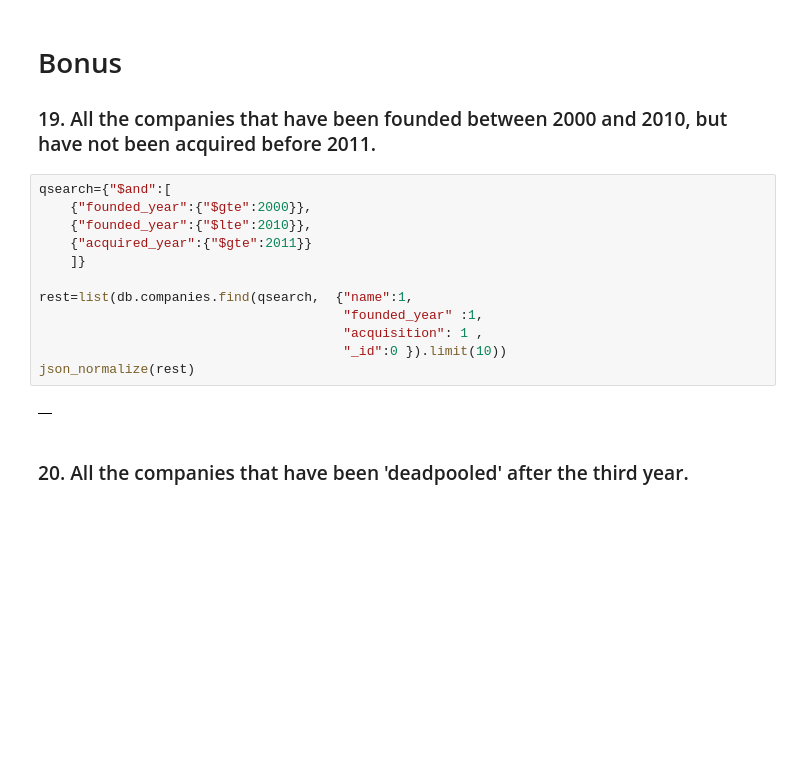
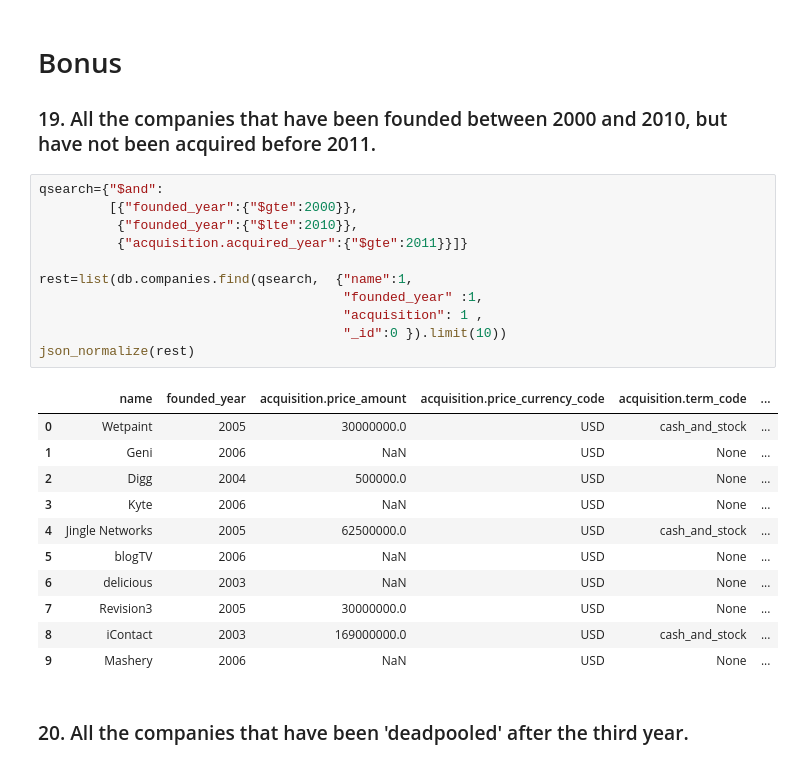
Before and after one commit to yuvtorres/datamad0320, a Jupyter notebook: module-2/lab-advance-querying-mongo/your_code/main.ipynb, the cells around one changed output. Saved outputs shown, nothing was run; the diff lists cells and outputs as text; blank space fills up the shorter version.

```diff
--- a/module-2/lab-advance-querying-mongo/your_code/main.ipynb
+++ b/module-2/lab-advance-querying-mongo/your_code/main.ipynb
@@ -412,19 +412,28 @@ json_normalize(rest)
 # Bonus
 ### 19. All the companies that have been founded between 2000 and 2010, but have not been acquired before 2011.
 # %%
-qsearch={"$and":[
-    {"founded_year":{"$gte":2000}},
-    {"founded_year":{"$lte":2010}},
-    {"acquired_year":{"$gte":2011}}
-    ]}
+qsearch={"$and":
+         [{"founded_year":{"$gte":2000}},
+          {"founded_year":{"$lte":2010}},
+          {"acquisition.acquired_year":{"$gte":2011}}]}
 
 rest=list(db.companies.find(qsearch,  {"name":1,
                                        "founded_year" :1,
                                        "acquisition": 1 ,
                                        "_id":0 }).limit(10))
 json_normalize(rest)
 # %% [output]
-|  |
+|  | name | founded_year | acquisition.price_amount | acquisition.price_currency_code | acquisition.term_code | ... |
+| 0 | Wetpaint | 2005 | 30000000.0 | USD | cash_and_stock | ... |
+| 1 | Geni | 2006 | NaN | USD | None | ... |
+| 2 | Digg | 2004 | 500000.0 | USD | None | ... |
+| 3 | Kyte | 2006 | NaN | USD | None | ... |
+| 4 | Jingle Networks | 2005 | 62500000.0 | USD | cash_and_stock | ... |
+| 5 | blogTV | 2006 | NaN | USD | None | ... |
+| 6 | delicious | 2003 | NaN | USD | None | ... |
+| 7 | Revision3 | 2005 | 30000000.0 | USD | None | ... |
+| 8 | iContact | 2003 | 169000000.0 | USD | cash_and_stock | ... |
+| 9 | Mashery | 2006 | NaN | USD | None | ... |
 # %% [markdown]
 ### 20. All the companies that have been 'deadpooled' after the third year.
 # %%
```
